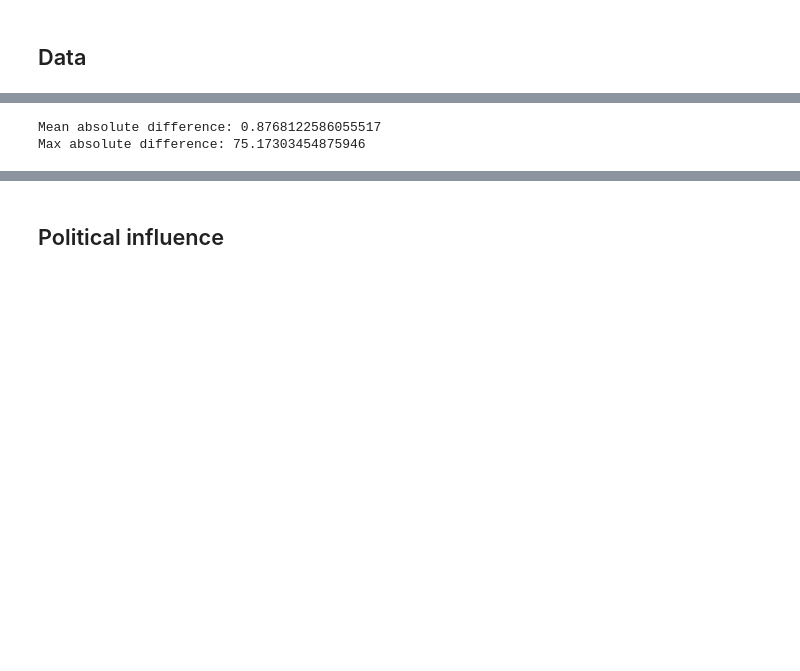
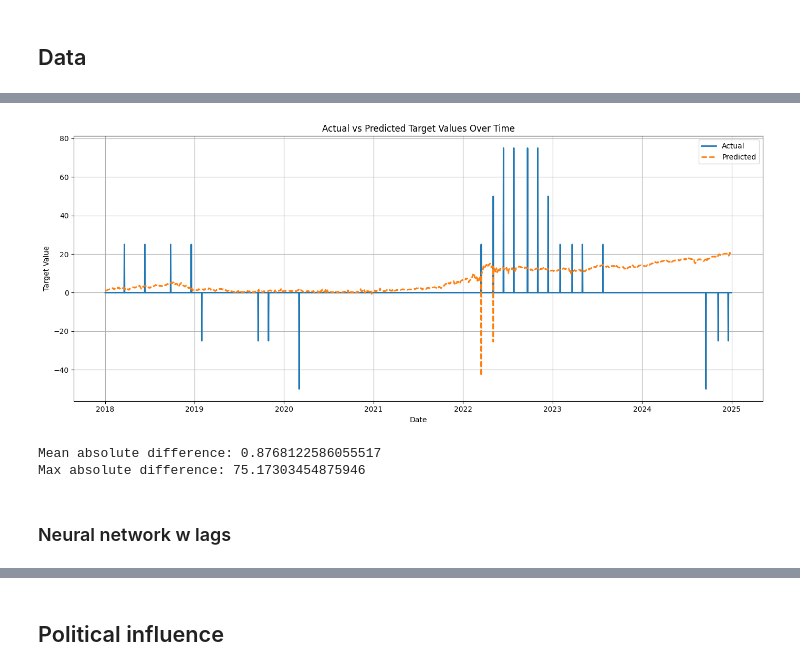
Before and after one commit to carlamcnair/Final-Project-AppML, a Jupyter notebook: notes_stine.ipynb, the cells around one changed output, grey strips where cells are left out. Cells and saved outputs as stored; diff of their text form; code cells hidden in the pictures; blank space fills up the shorter version.

```diff
--- a/notes_stine.ipynb
+++ b/notes_stine.ipynb
@@ -854,0 +892,22 @@ plt.show()
+# %%
+# Make predictions on the validation set
+y_pred = reg_model.predict(X_val_scaled)
+
+# Flatten to 1D array (optional, for compatibility)
+y_pred = y_pred.flatten()
+
+# Extract the date column from the validation dataframe
+dates = val_df["Date"]
+
+# Plot actual vs predicted values over time
+plt.figure(figsize=(14, 6))
+plt.plot(dates, y_val.values, label='Actual', linewidth=2)
+plt.plot(dates, y_pred, label='Predicted', linewidth=2, linestyle='--')
+plt.xlabel('Date')
+plt.ylabel('Target Value')
+plt.title('Actual vs Predicted Target Values Over Time')
+plt.legend()
+plt.grid(True)
+plt.tight_layout()
+plt.show()
+# %% [output]
@@ -855,3 +915,4 @@ plt.show()
+[figure, added]
 # %%
 import numpy as np
 
@@ -861,3 +922,5 @@ print("Max absolute difference:", np.max(diff))
 # %% [output]
 Mean absolute difference: 0.8768122586055517
 Max absolute difference: 75.17303454875946
+# %% [markdown]
+### Neural network w lags
```
Also changed, not shown: parts of 46 cells of this notebook, 1 other file.
